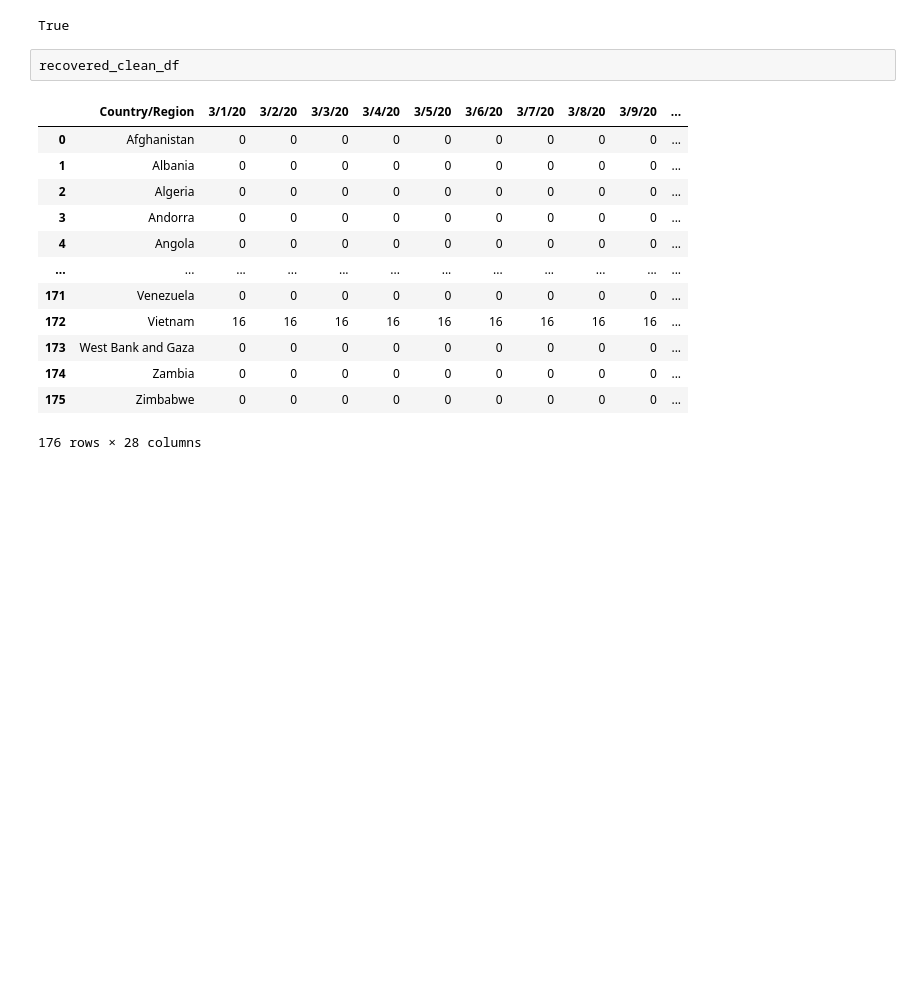
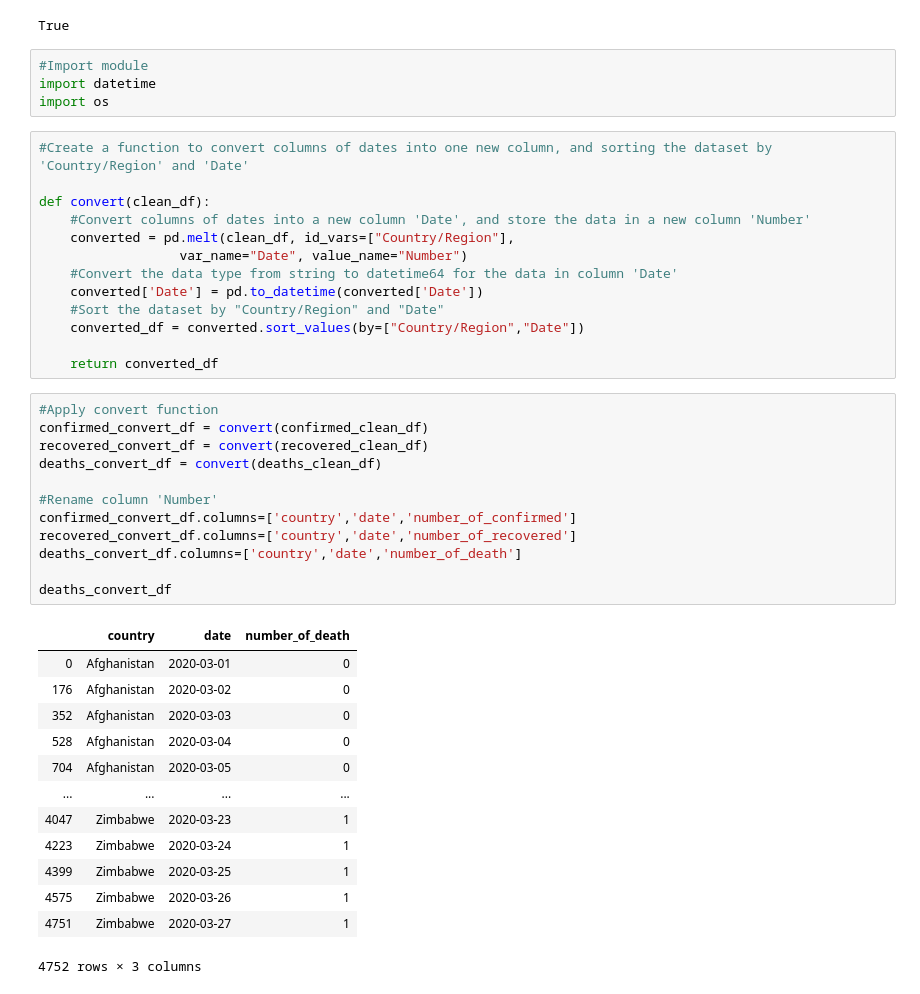
Before and after one commit to Toluwaloshe/ETL-Project-1.5, a Jupyter notebook: 02 - Transform/02 - Transform.ipynb, the cells around one changed output. Saved outputs shown, nothing was run; the diff lists cells and outputs as text; blank space fills up the shorter version.

```diff
--- a/02 - Transform/02 - Transform.ipynb
+++ b/02 - Transform/02 - Transform.ipynb
@@ -145,19 +145,46 @@ True
 recovered_clean_df["Country/Region"].equals(deaths_clean_df["Country/Region"])
 # %% [output]
 True
-# %%
-recovered_clean_df
-# %% [output]
-|  | Country/Region | 3/1/20 | 3/2/20 | 3/3/20 | 3/4/20 | 3/5/20 | 3/6/20 | 3/7/20 | 3/8/20 | 3/9/20 | ... |
-| 0 | Afghanistan | 0 | 0 | 0 | 0 | 0 | 0 | 0 | 0 | 0 | ... |
-| 1 | Albania | 0 | 0 | 0 | 0 | 0 | 0 | 0 | 0 | 0 | ... |
-| 2 | Algeria | 0 | 0 | 0 | 0 | 0 | 0 | 0 | 0 | 0 | ... |
-| 3 | Andorra | 0 | 0 | 0 | 0 | 0 | 0 | 0 | 0 | 0 | ... |
-| 4 | Angola | 0 | 0 | 0 | 0 | 0 | 0 | 0 | 0 | 0 | ... |
-| ... | ... | ... | ... | ... | ... | ... | ... | ... | ... | ... | ... |
-| 171 | Venezuela | 0 | 0 | 0 | 0 | 0 | 0 | 0 | 0 | 0 | ... |
-| 172 | Vietnam | 16 | 16 | 16 | 16 | 16 | 16 | 16 | 16 | 16 | ... |
-| 173 | West Bank and Gaza | 0 | 0 | 0 | 0 | 0 | 0 | 0 | 0 | 0 | ... |
-| 174 | Zambia | 0 | 0 | 0 | 0 | 0 | 0 | 0 | 0 | 0 | ... |
-| 175 | Zimbabwe | 0 | 0 | 0 | 0 | 0 | 0 | 0 | 0 | 0 | ... |
-176 rows × 28 columns
+# %%
+#Import module
+import datetime
+import os
+# %%
+#Create a function to convert columns of dates into one new column, and sorting the dataset by 'Country/Region' and 'Date'
+
+def convert(clean_df):
+    #Convert columns of dates into a new column 'Date', and store the data in a new column 'Number'
+    converted = pd.melt(clean_df, id_vars=["Country/Region"],
+                  var_name="Date", value_name="Number")
+    #Convert the data type from string to datetime64 for the data in column 'Date'
+    converted['Date'] = pd.to_datetime(converted['Date'])
+    #Sort the dataset by "Country/Region" and "Date"
+    converted_df = converted.sort_values(by=["Country/Region","Date"])
+
+    return converted_df
+# %%
+#Apply convert function
+confirmed_convert_df = convert(confirmed_clean_df)
+recovered_convert_df = convert(recovered_clean_df)
+deaths_convert_df = convert(deaths_clean_df)
+
+#Rename column 'Number'
+confirmed_convert_df.columns=['country','date','number_of_confirmed']
+recovered_convert_df.columns=['country','date','number_of_recovered']
+deaths_convert_df.columns=['country','date','number_of_death']
+
+deaths_convert_df
+# %% [output]
+|  | country | date | number_of_death |
+| 0 | Afghanistan | 2020-03-01 | 0 |
+| 176 | Afghanistan | 2020-03-02 | 0 |
+| 352 | Afghanistan | 2020-03-03 | 0 |
+| 528 | Afghanistan | 2020-03-04 | 0 |
+| 704 | Afghanistan | 2020-03-05 | 0 |
+| ... | ... | ... | ... |
+| 4047 | Zimbabwe | 2020-03-23 | 1 |
+| 4223 | Zimbabwe | 2020-03-24 | 1 |
+| 4399 | Zimbabwe | 2020-03-25 | 1 |
+| 4575 | Zimbabwe | 2020-03-26 | 1 |
+| 4751 | Zimbabwe | 2020-03-27 | 1 |
+4752 rows × 3 columns
```
Also changed, not shown: parts of 3 cells of this notebook, 4 other files.
